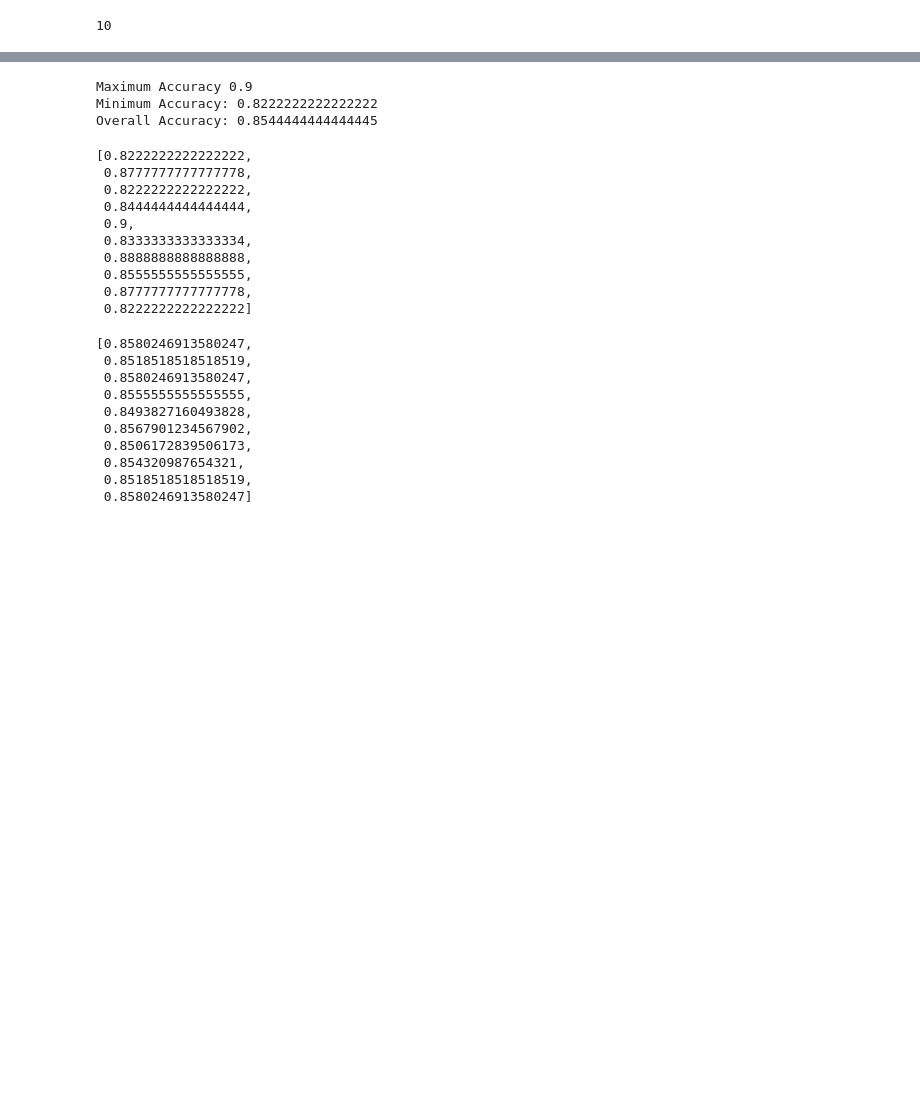
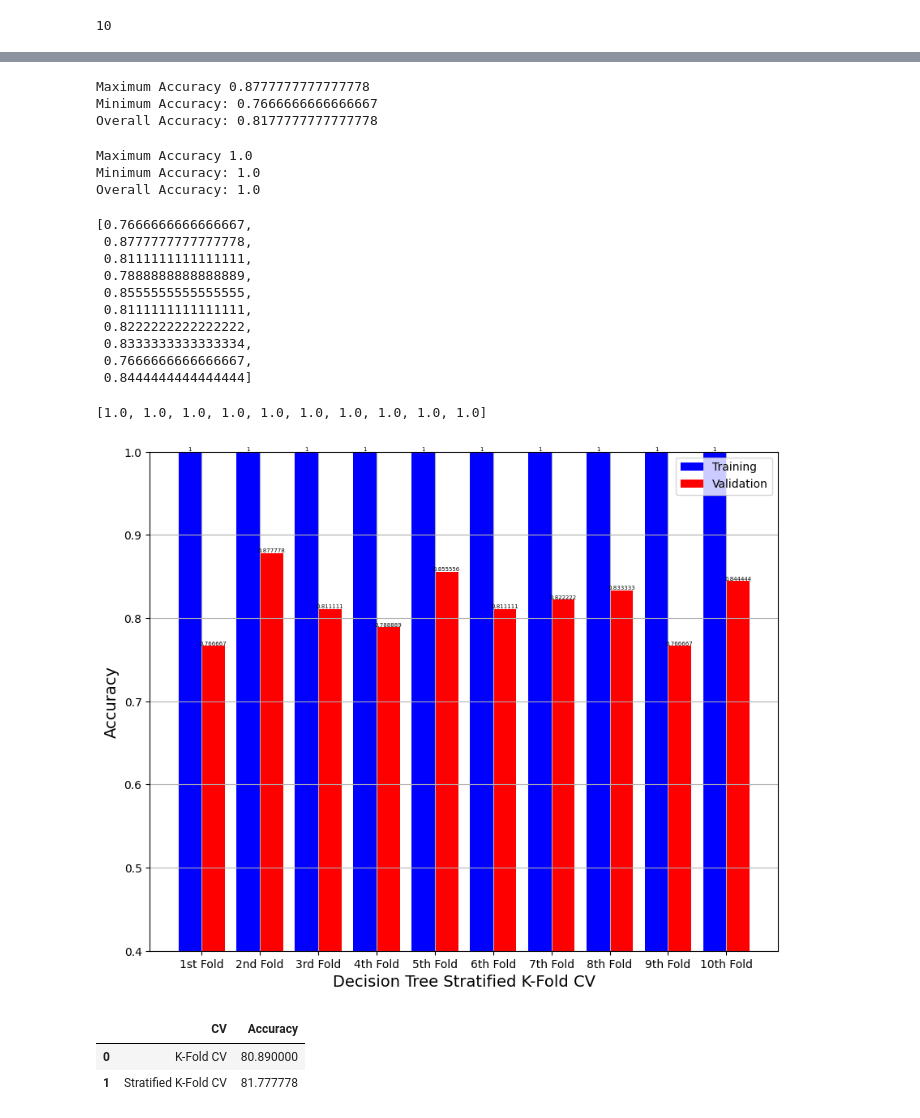
Before and after one commit to glitch0710/predictive-classifiers-mit102, a Jupyter notebook: PREDICTING MODELS - ANDOY, RHOGIEL V. MIT102 PROJECT.ipynb, the cells around one changed output, grey strips where cells are left out. Drawn from its saved outputs; the diff is of its cells as text; code cells hidden in the pictures; blank space fills up the shorter version.

```diff
--- a/PREDICTING MODELS - ANDOY, RHOGIEL V. MIT102 PROJECT.ipynb
+++ b/PREDICTING MODELS - ANDOY, RHOGIEL V. MIT102 PROJECT.ipynb
@@ -516,8 +563,8 @@ for train_index, test_index in skf.split(x, y):
     x_train_fold, x_test_fold = x.iloc[train_index], x.iloc[test_index]
     y_train_fold, y_test_fold = y.iloc[train_index], y.iloc[test_index]
     dtree_strat.fit(x_train_fold, y_train_fold)
-    lst_accu_stratified_test.append(lr_strat.score(x_test_fold, y_test_fold))
-    lst_accu_stratified_train.append(lr_strat.score(x_train_fold, y_train_fold))
+    lst_accu_stratified_test.append(dtree_strat.score(x_test_fold, y_test_fold))
+    lst_accu_stratified_train.append(dtree_strat.score(x_train_fold, y_train_fold))
 # %%
 from statistics import mean
 
@@ -525,38 +572,42 @@ print('Maximum Accuracy',max(lst_accu_stratified_test))
 print('Minimum Accuracy:',min(lst_accu_stratified_test))
 print('Overall Accuracy:',mean(lst_accu_stratified_test))
 # %% [output]
-Maximum Accuracy 0.9
-Minimum Accuracy: 0.8222222222222222
-Overall Accuracy: 0.8544444444444445
+Maximum Accuracy 0.8777777777777778
+Minimum Accuracy: 0.7666666666666667
+Overall Accuracy: 0.8177777777777778
 # %%
 from statistics import mean
 
 print('Maximum Accuracy',max(lst_accu_stratified_train))
 print('Minimum Accuracy:',min(lst_accu_stratified_train))
 print('Overall Accuracy:',mean(lst_accu_stratified_train))
+# %% [output]
+Maximum Accuracy 1.0
+Minimum Accuracy: 1.0
+Overall Accuracy: 1.0
 # %%
 lst_accu_stratified_test
 # %% [output]
-[0.8222222222222222,
+[0.7666666666666667,
  0.8777777777777778,
+ 0.8111111111111111,
+ 0.7888888888888889,
+ 0.8555555555555555,
+ 0.8111111111111111,
  0.8222222222222222,
- 0.8444444444444444,
- 0.9,
  0.8333333333333334,
- 0.8888888888888888,
- 0.8555555555555555,
- 0.8777777777777778,
- 0.8222222222222222]
+ 0.7666666666666667,
+ 0.8444444444444444]
 # %%
 lst_accu_stratified_train
 # %% [output]
-[0.8580246913580247,
- 0.8518518518518519,
- 0.8580246913580247,
- 0.8555555555555555,
- 0.8493827160493828,
- 0.8567901234567902,
- 0.8506172839506173,
- 0.854320987654321,
- 0.8518518518518519,
- 0.8580246913580247]
+[1.0, 1.0, 1.0, 1.0, 1.0, 1.0, 1.0, 1.0, 1.0, 1.0]
+# %%
+plot_accuracy_result(
+    'Decision Tree Stratified K-Fold CV',
+    'Accuracy',
+    lst_accu_stratified_train,
+    lst_accu_stratified_test,
+)
+# %% [output]
+[figure, added]
@@ -562,0 +616,8 @@ lst_accu_stratified_train
+# %%
+compare_acc_viz = pd.DataFrame(compare_acc, columns=['CV','Accuracy'])
+
+compare_acc_viz
+# %% [output]
+|  | CV | Accuracy |
+| 0 | K-Fold CV | 80.890000 |
+| 1 | Stratified K-Fold CV | 81.777778 |
```
Also changed, not shown: parts of 19 cells of this notebook, 2 other files.
